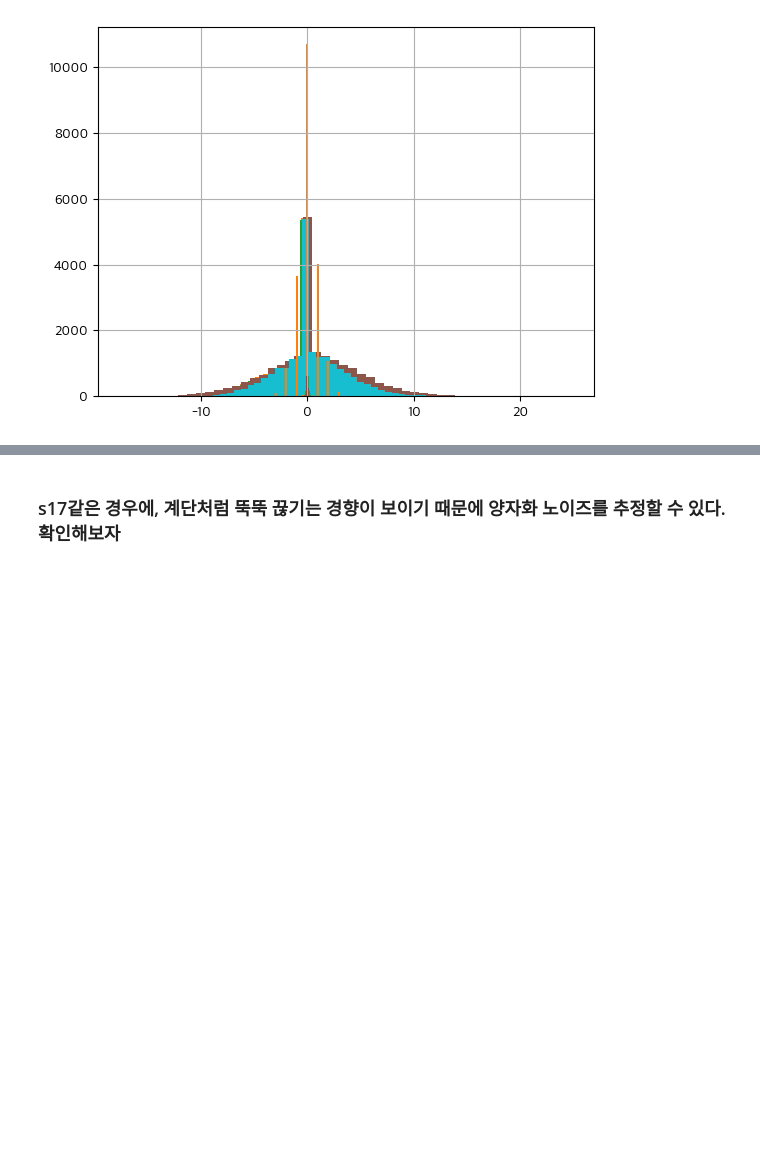
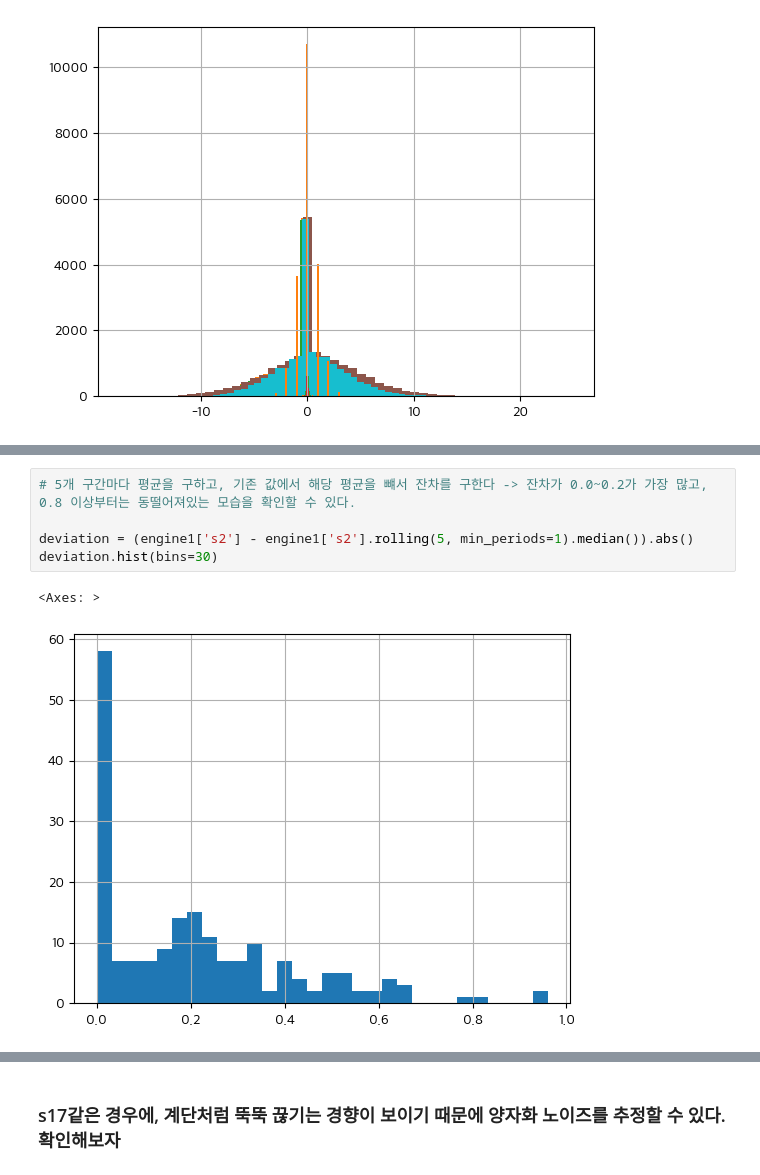
Before and after one commit to poly9010/C-MAPSS-Fleet-RUL-Monitoring-System, a Jupyter notebook: notebooks/(1)데이터전처리-이상치제거.ipynb, the cells around one changed output, grey strips where cells are left out. Saved outputs shown, nothing was run; the diff lists cells and outputs as text; blank space fills up the shorter version.

```diff
--- a/notebooks/(1)데이터전처리-이상치제거.ipynb
+++ b/notebooks/(1)데이터전처리-이상치제거.ipynb
@@ -102,0 +109,8 @@ for col in sensor_cols:
+# %%
+# 5개 구간마다 평균을 구하고, 기존 값에서 해당 평균을 뺴서 잔차를 구한다 -> 잔차가 0.0~0.2가 가장 많고, 0.8 이상부터는 동떨어져있는 모습을 확인할 수 있다.
+
+deviation = (engine1['s2'] - engine1['s2'].rolling(5, min_periods=1).median()).abs()
+deviation.hist(bins=30)
+# %% [output]
+<Axes: >
+[figure, added]
```
Also changed, not shown: parts of 20 cells of this notebook.
